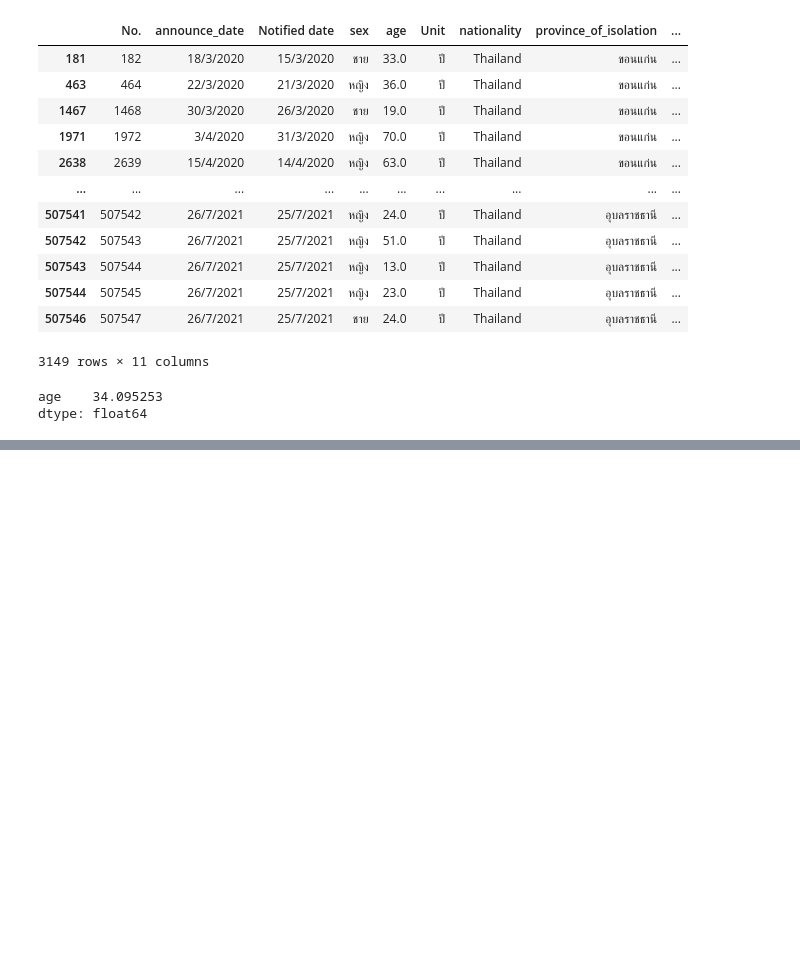
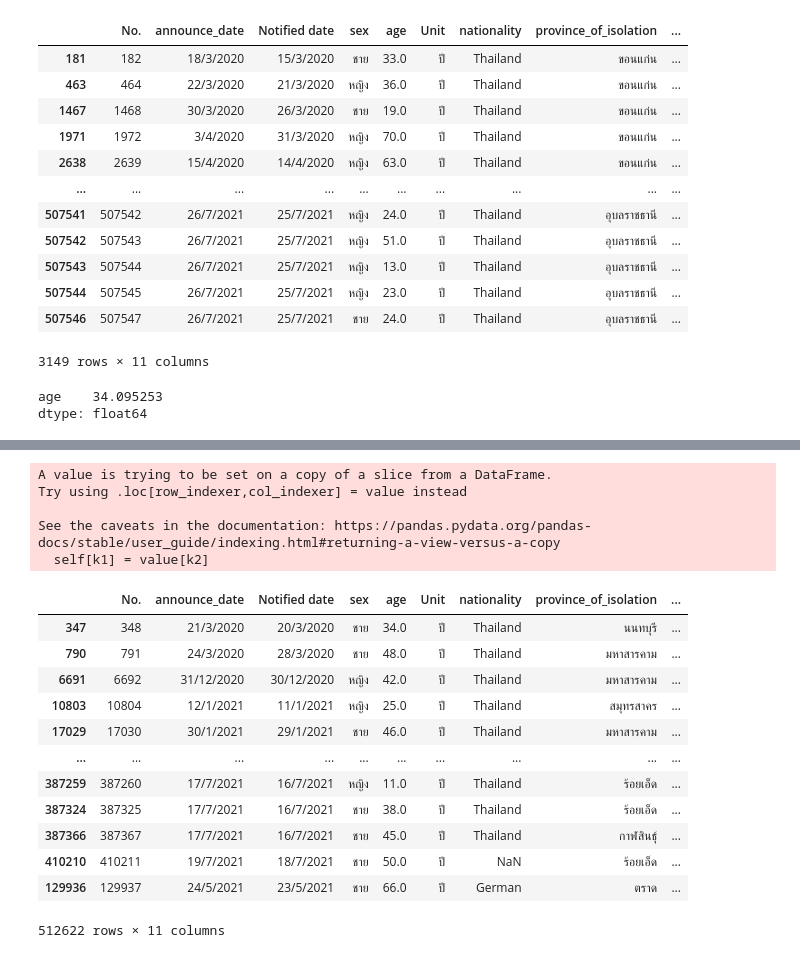
Before and after one commit to Thitichaya2000/DWDM21, a Jupyter notebook: Data_Preprocessing(Chapter_3).ipynb, the cells around one changed output, grey strips where cells are left out. Cells and saved outputs as stored; diff of their text form; code cells hidden in the pictures; blank space fills up the shorter version.

```diff
--- a/Data_Preprocessing(Chapter_3).ipynb
+++ b/Data_Preprocessing(Chapter_3).ipynb
@@ -700,0 +839,2 @@ dtype: float64
+# %%
+data_cases2[['province_of_onset']] = data_cases2[['province_of_onset']].fillna('ไม่มีข้อมูล')
@@ -700,0 +864,21 @@ dtype: float64
+# %%
+fixed_cities = []
+
+for city in all_cities:
+     # หาค่า mean ของเชียงใหม่
+    X_cases = data_cases2['province_of_onset'] == city
+    X_mean = data_cases2[X_cases]['age'].mean()
+
+    # เลือกมาเฉพาะ data เชียงใหม่
+    data_X = data_cases2[X_cases]
+
+    # เติมค่า mean แทน missing
+    data_X[['age']] = data_X[['age']].fillna(X_mean)
+
+    fixed_cities.append(data_X)
+# %% [output]
+A value is trying to be set on a copy of a slice from a DataFrame.
+Try using .loc[row_indexer,col_indexer] = value instead
+
+See the caveats in the documentation: https://pandas.pydata.org/pandas-docs/stable/user_guide/indexing.html#returning-a-view-versus-a-copy
+  self[k1] = value[k2]
@@ -700,0 +887,16 @@ dtype: float64
+# %%
+data_cases2_nomissingage
+# %% [output]
+|  | No. | announce_date | Notified date | sex | age | Unit | nationality | province_of_isolation | ... |
+| 347 | 348 | 21/3/2020 | 20/3/2020 | ชาย | 34.0 | ปี | Thailand | นนทบุรี | ... |
+| 790 | 791 | 24/3/2020 | 28/3/2020 | ชาย | 48.0 | ปี | Thailand | มหาสารคาม | ... |
+| 6691 | 6692 | 31/12/2020 | 30/12/2020 | หญิง | 42.0 | ปี | Thailand | มหาสารคาม | ... |
+| 10803 | 10804 | 12/1/2021 | 11/1/2021 | หญิง | 25.0 | ปี | Thailand | สมุทรสาคร | ... |
+| 17029 | 17030 | 30/1/2021 | 29/1/2021 | ชาย | 46.0 | ปี | Thailand | มหาสารคาม | ... |
+| ... | ... | ... | ... | ... | ... | ... | ... | ... | ... |
+| 387259 | 387260 | 17/7/2021 | 16/7/2021 | หญิง | 11.0 | ปี | Thailand | ร้อยเอ็ด | ... |
+| 387324 | 387325 | 17/7/2021 | 16/7/2021 | ชาย | 38.0 | ปี | Thailand | ร้อยเอ็ด | ... |
+| 387366 | 387367 | 17/7/2021 | 16/7/2021 | ชาย | 45.0 | ปี | Thailand | กาฬสินธุ์ | ... |
+| 410210 | 410211 | 19/7/2021 | 18/7/2021 | ชาย | 50.0 | ปี | NaN | ร้อยเอ็ด | ... |
+| 129936 | 129937 | 24/5/2021 | 23/5/2021 | ชาย | 66.0 | ปี | German | ตราด | ... |
+512622 rows × 11 columns
```
Also changed, not shown: parts of 43 cells of this notebook.
